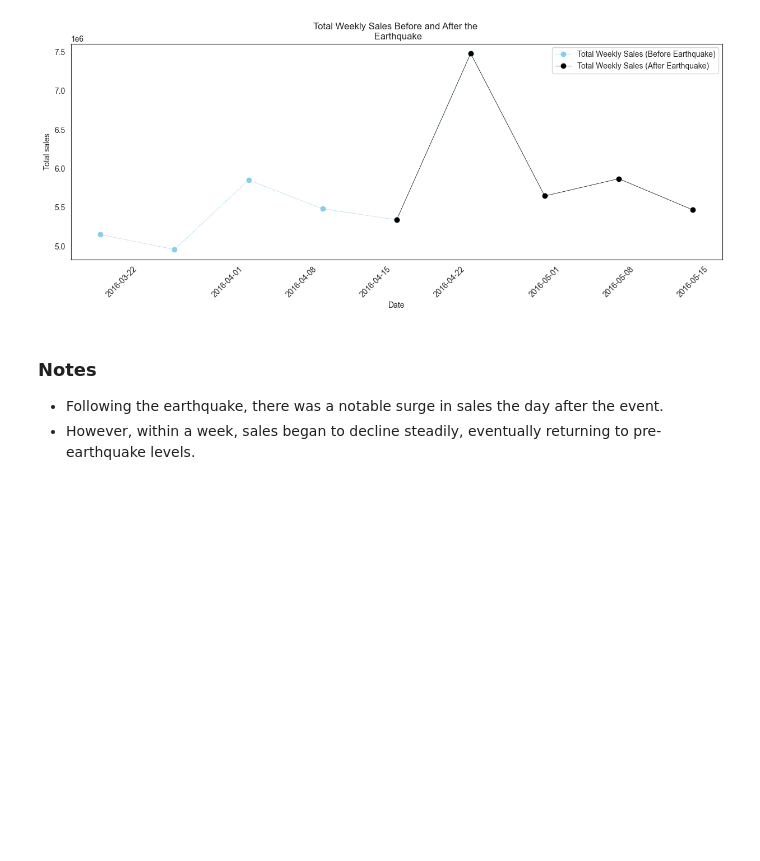
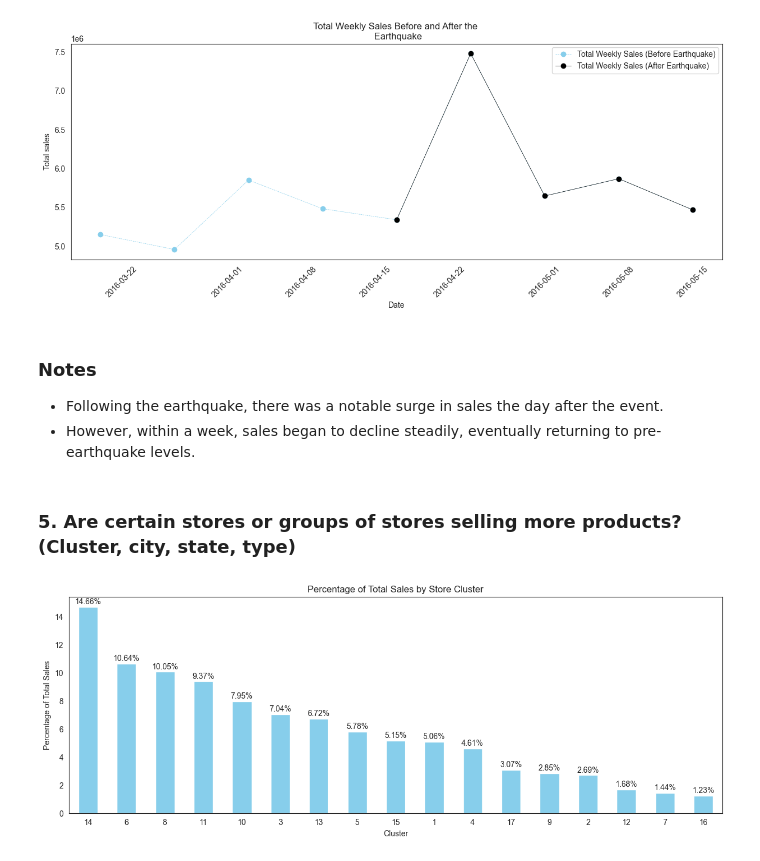
Before and after one commit to murithidenisgitobu/Time-Series-Regression-Analysis-Corporation-Favorita-, a Jupyter notebook: Time Series Regression Analysis - Corporation Favorita.ipynb, the cells around one changed output. Drawn from its saved outputs; the diff is of its cells as text; code cells hidden in the pictures; blank space fills up the shorter version.

```diff
--- a/Time Series Regression Analysis - Corporation Favorita.ipynb
+++ b/Time Series Regression Analysis - Corporation Favorita.ipynb
@@ -810,3 +810,34 @@ plt.show()
 ### **Notes**
 - Following the earthquake, there was a notable surge in sales the day after the event.
 - However, within a week, sales began to decline steadily, eventually returning to pre-earthquake levels.
+# %% [markdown]
+### **5. Are certain stores or groups of stores selling more products? (Cluster, city, state, type)**
+# %%
+# Merge train data with the stores data
+str_train = train_data_cp.merge(stores_data, how='left', on='store_nbr')
+# %%
+# Calculate total sales by cluster
+cluster_sales = str_train.groupby('cluster')['sales'].sum()
+
+# Calculate overall total sales
+overall_sales = str_train['sales'].sum()
+
+# Calculate the percentage of each cluster's sales over the overall sales
+percentage_sales = (cluster_sales / overall_sales) * 100
+
+# Plot a barplot to visualize the percentage of sales by cluster
+plt.figure(figsize=(15, 5))
+percentage_sales_sorted = percentage_sales.sort_values(ascending=False)
+percentage_sales_sorted.plot.bar(color='skyblue')
+
+# Add labels to the bars
+for i, percentage in enumerate(percentage_sales_sorted):
+    plt.text(i, percentage + 0.1, f"{percentage:.2f}%", ha='center', va='bottom')
+
+plt.title('Percentage of Total Sales by Store Cluster')
+plt.xlabel('Cluster')
+plt.ylabel('Percentage of Total Sales')
+plt.xticks(rotation=0)
+plt.show()
+# %% [output]
+[figure, added]
```
Also changed, not shown: parts of 7 cells of this notebook.
